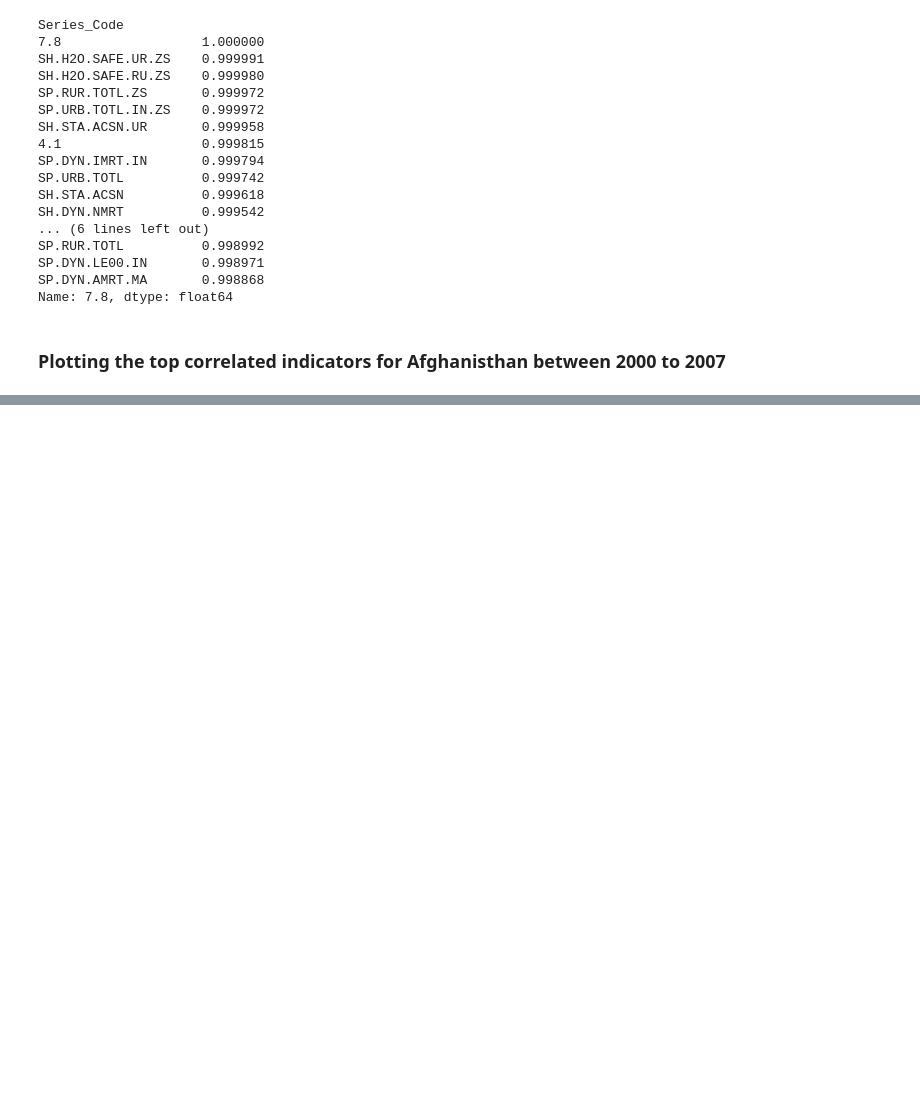
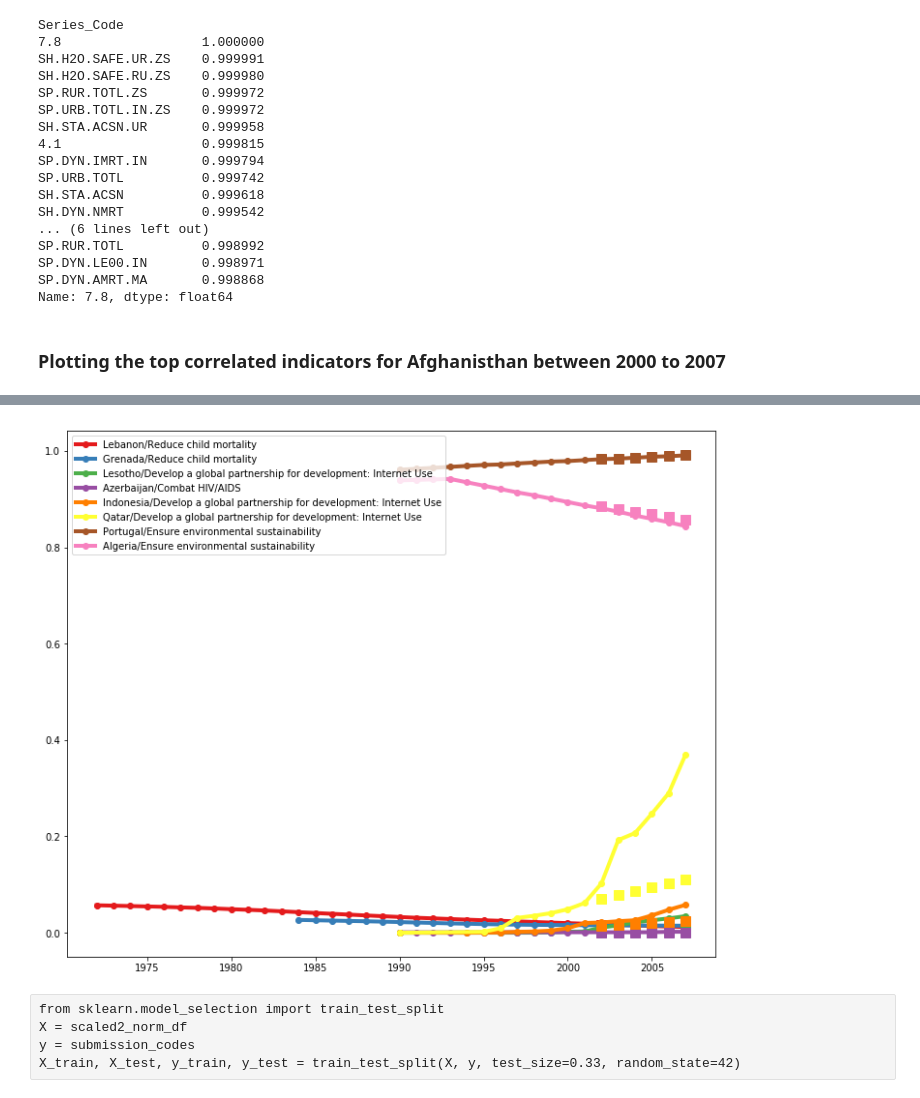
Before and after one commit to machine-learning-study-group/time-series-millenium-goals, a Jupyter notebook: 2-prepare-data.ipynb, the cells around one changed output, grey strips where cells are left out. Cells and saved outputs as stored; diff of their text form; code cells hidden in the pictures; blank space fills up the shorter version.

```diff
--- a/2-prepare-data.ipynb
+++ b/2-prepare-data.ipynb
@@ -826,0 +868,3 @@ plt.legend(loc=5)
+# %%
+df_simple_preds = pd.DataFrame(df_submission_in_data.apply(make_prediction, axis=1).tolist(),\
+                               index=df_submission_in_data.index, columns=true_columns)
@@ -826,0 +880,36 @@ plt.legend(loc=5)
+# %%
+def plot_predictions(df_train, df_pred, nbr_rows):
+    df
+    rows_to_plot = np.random.choice(df_train.index.values, nbr_rows, replace=False)
+
+    cmap = get_cmap('Set1')
+    colors = cmap.colors
+
+    fig, ax = plt.subplots(figsize=(12,10))
+    for i,j in zip(rows_to_plot, range(nbr_rows)):
+        if j >= len(colors): j -= len(colors)
+        ax.plot(df_train.loc[i, '1972':'2007'].dropna().index.astype(int),
+                df_train.loc[i, '1972':'2007'].dropna().values,
+                label=df_train.loc[i, 'Country_Name']+ '/' + df_train.loc[i, 'Series_Name'],
+                marker='o',
+                linewidth=4,
+                alpha=1,
+                color=colors[j])
+        ax.plot(df_pred.loc[i].index.astype(int),
+                df_pred.loc[i].values,
+                marker='s',
+                alpha=1,
+                linewidth=0,
+                markersize=10,
+                color=colors[j])
+
+    plt.legend(loc=2)
+# %%
+plot_predictions(df_submission_in_data, df_simple_preds, 8)
+# %% [output]
+[figure, added]
+# %% [raw]
+from sklearn.model_selection import train_test_split
+X = scaled2_norm_df
+y = submission_codes
+X_train, X_test, y_train, y_test = train_test_split(X, y, test_size=0.33, random_state=42)
```
Also changed, not shown: parts of 13 cells of this notebook.
